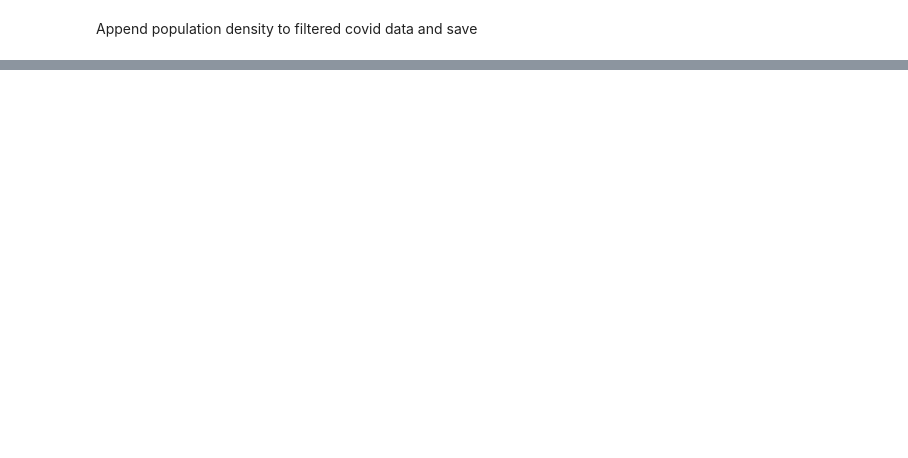
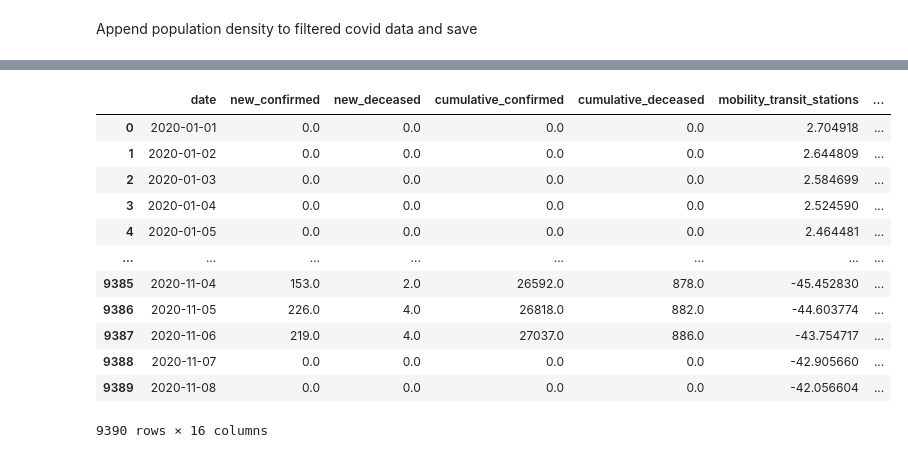
Before and after one commit to williamGlazer/ProjectX, a Jupyter notebook: notebooks/usa/usa_covid.ipynb, the cells around one changed output, grey strips where cells are left out. Cells and saved outputs as stored; diff of their text form; code cells hidden in the pictures; blank space fills up the shorter version.

```diff
--- a/notebooks/usa/usa_covid.ipynb
+++ b/notebooks/usa/usa_covid.ipynb
@@ -244,0 +246,20 @@ memory usage: 282.6+ MB
+# %%
+res = pd.merge(df_filt,df,how='left',on='County_ID')
+res = res.drop(labels=["location_key","State","County","Mesure"],axis='columns')
+res = res.drop(labels=["rainfall_mm","snowfall_mm"], axis='columns')
+res.to_csv("../../data_processed/usa_top30_with_density")
+res
+# %% [output]
+|  | date | new_confirmed | new_deceased | cumulative_confirmed | cumulative_deceased | mobility_transit_stations | ... |
+| 0 | 2020-01-01 | 0.0 | 0.0 | 0.0 | 0.0 | 2.704918 | ... |
+| 1 | 2020-01-02 | 0.0 | 0.0 | 0.0 | 0.0 | 2.644809 | ... |
+| 2 | 2020-01-03 | 0.0 | 0.0 | 0.0 | 0.0 | 2.584699 | ... |
+| 3 | 2020-01-04 | 0.0 | 0.0 | 0.0 | 0.0 | 2.524590 | ... |
+| 4 | 2020-01-05 | 0.0 | 0.0 | 0.0 | 0.0 | 2.464481 | ... |
+| ... | ... | ... | ... | ... | ... | ... | ... |
+| 9385 | 2020-11-04 | 153.0 | 2.0 | 26592.0 | 878.0 | -45.452830 | ... |
+| 9386 | 2020-11-05 | 226.0 | 4.0 | 26818.0 | 882.0 | -44.603774 | ... |
+| 9387 | 2020-11-06 | 219.0 | 4.0 | 27037.0 | 886.0 | -43.754717 | ... |
+| 9388 | 2020-11-07 | 0.0 | 0.0 | 0.0 | 0.0 | -42.905660 | ... |
+| 9389 | 2020-11-08 | 0.0 | 0.0 | 0.0 | 0.0 | -42.056604 | ... |
+9390 rows × 16 columns
```
Also changed, not shown: parts of 6 cells of this notebook, 1 other file.
